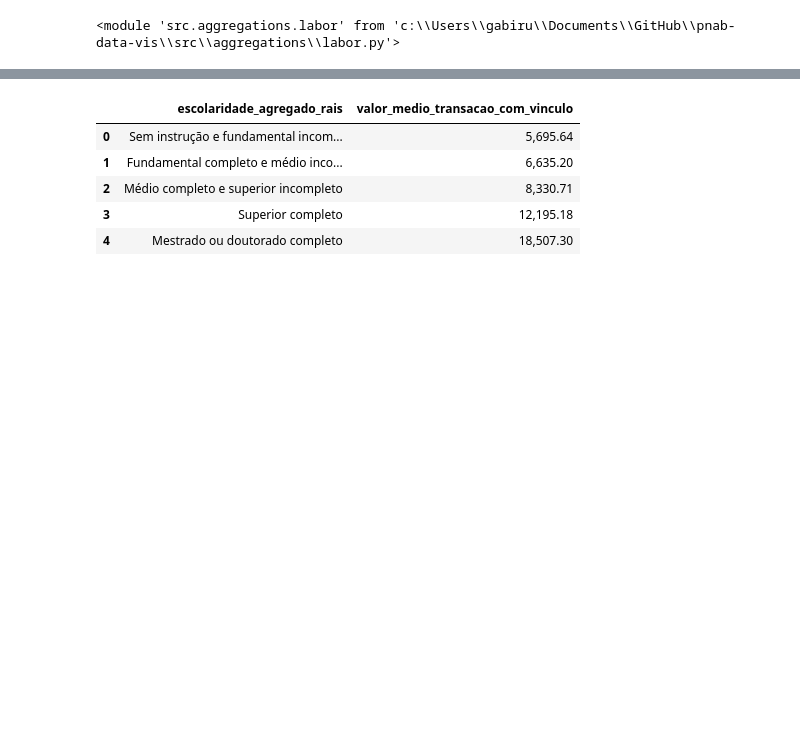
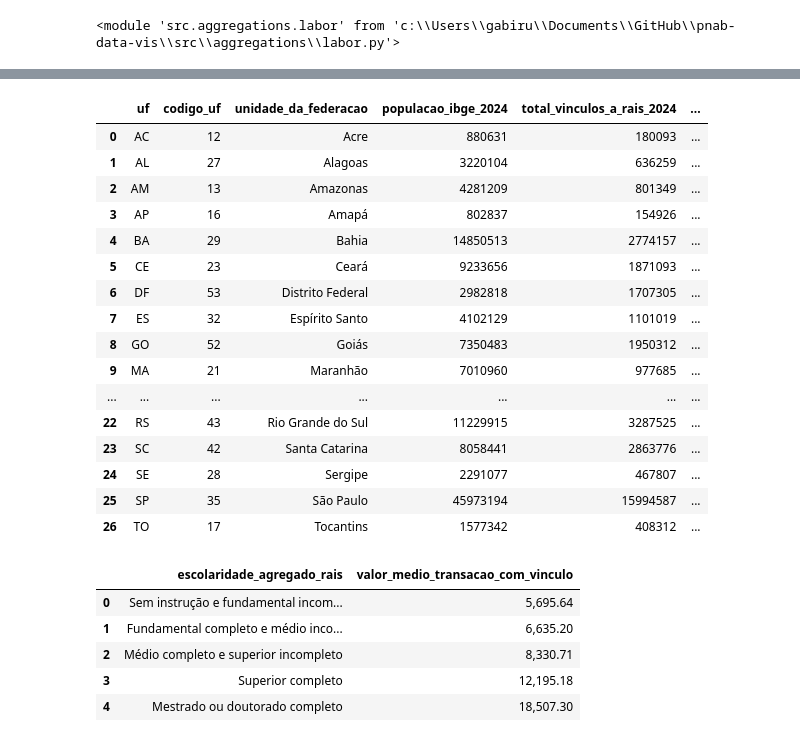
Before and after one commit to SGE-Subsecretaria-de-Gestao-Estrategica/pnab-data-vis, a Jupyter notebook: src/notebooks/gabriel_create_csv.ipynb, the cells around one changed output, grey strips where cells are left out. Drawn from its saved outputs; the diff is of its cells as text; code cells hidden in the pictures; blank space fills up the shorter version.

```diff
--- a/src/notebooks/gabriel_create_csv.ipynb
+++ b/src/notebooks/gabriel_create_csv.ipynb
@@ -481,6 +472,26 @@ df_rais_ibge = labor.aggregate_vinculo_formal_labor_by_uf(
 )
 
 df_rais_ibge.to_csv(settings.DATA_PATH_SECTION4 / 'aggregate_vinculo_formal_labor_by_uf_ibge.csv')
+# %%
+df_rais_ibge
+# %% [output]
+|  | uf | codigo_uf | unidade_da_federacao | populacao_ibge_2024 | total_vinculos_a_rais_2024 | ... |
+| 0 | AC | 12 | Acre | 880631 | 180093 | ... |
+| 1 | AL | 27 | Alagoas | 3220104 | 636259 | ... |
+| 2 | AM | 13 | Amazonas | 4281209 | 801349 | ... |
+| 3 | AP | 16 | Amapá | 802837 | 154926 | ... |
+| 4 | BA | 29 | Bahia | 14850513 | 2774157 | ... |
+| 5 | CE | 23 | Ceará | 9233656 | 1871093 | ... |
+| 6 | DF | 53 | Distrito Federal | 2982818 | 1707305 | ... |
+| 7 | ES | 32 | Espírito Santo | 4102129 | 1101019 | ... |
+| 8 | GO | 52 | Goiás | 7350483 | 1950312 | ... |
+| 9 | MA | 21 | Maranhão | 7010960 | 977685 | ... |
+| ... | ... | ... | ... | ... | ... | ... |
+| 22 | RS | 43 | Rio Grande do Sul | 11229915 | 3287525 | ... |
+| 23 | SC | 42 | Santa Catarina | 8058441 | 2863776 | ... |
+| 24 | SE | 28 | Sergipe | 2291077 | 467807 | ... |
+| 25 | SP | 35 | São Paulo | 45973194 | 15994587 | ... |
+| 26 | TO | 17 | Tocantins | 1577342 | 408312 | ... |
 # %%
 # aggregate_vinculo_formal_labor_by_region.csv
 df_not_in_mercado_by_region = labor.aggregate_vinculo_formal_labor_by_region(df_cubo=df_cubo)
```
Also changed, not shown: parts of 7 cells of this notebook, 3 other files.
